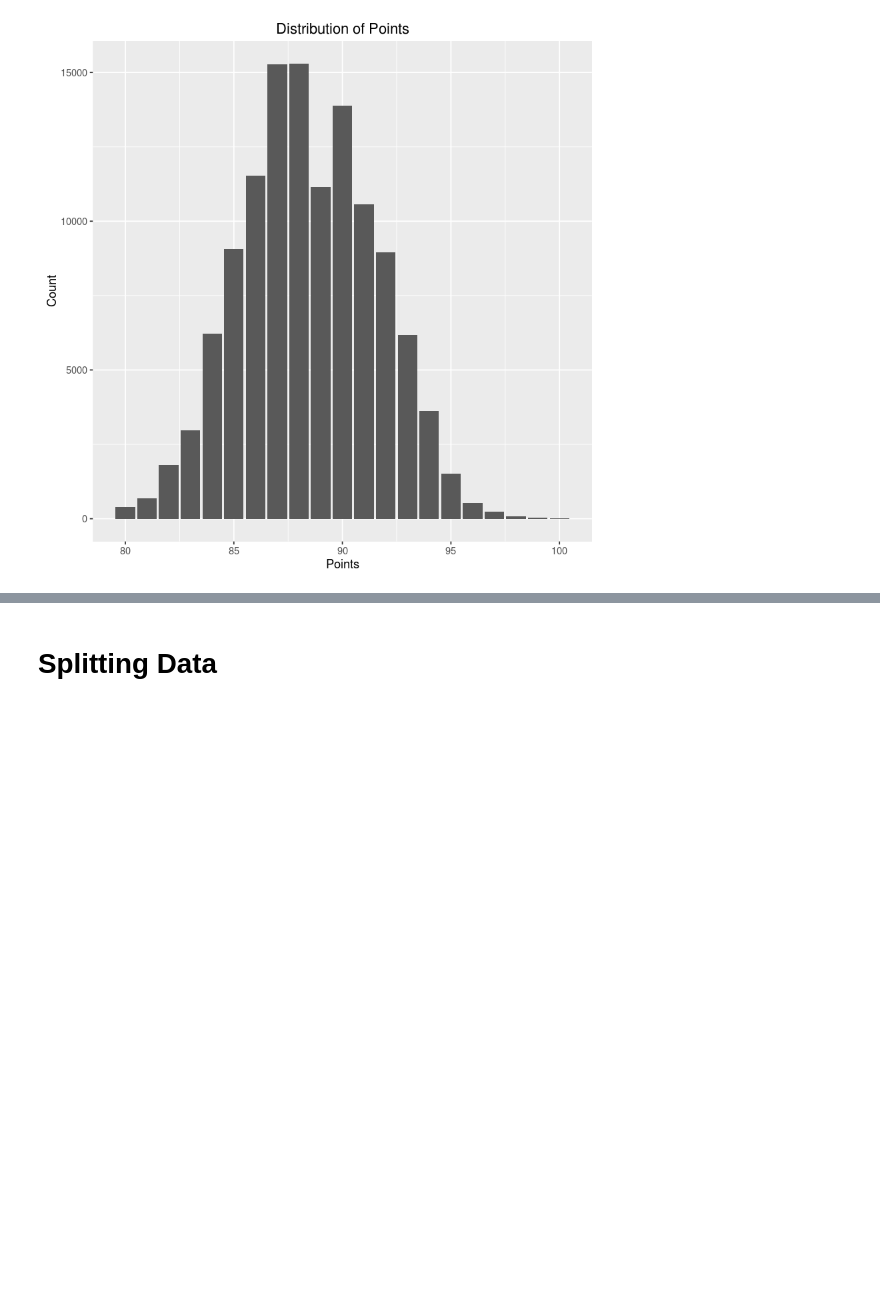
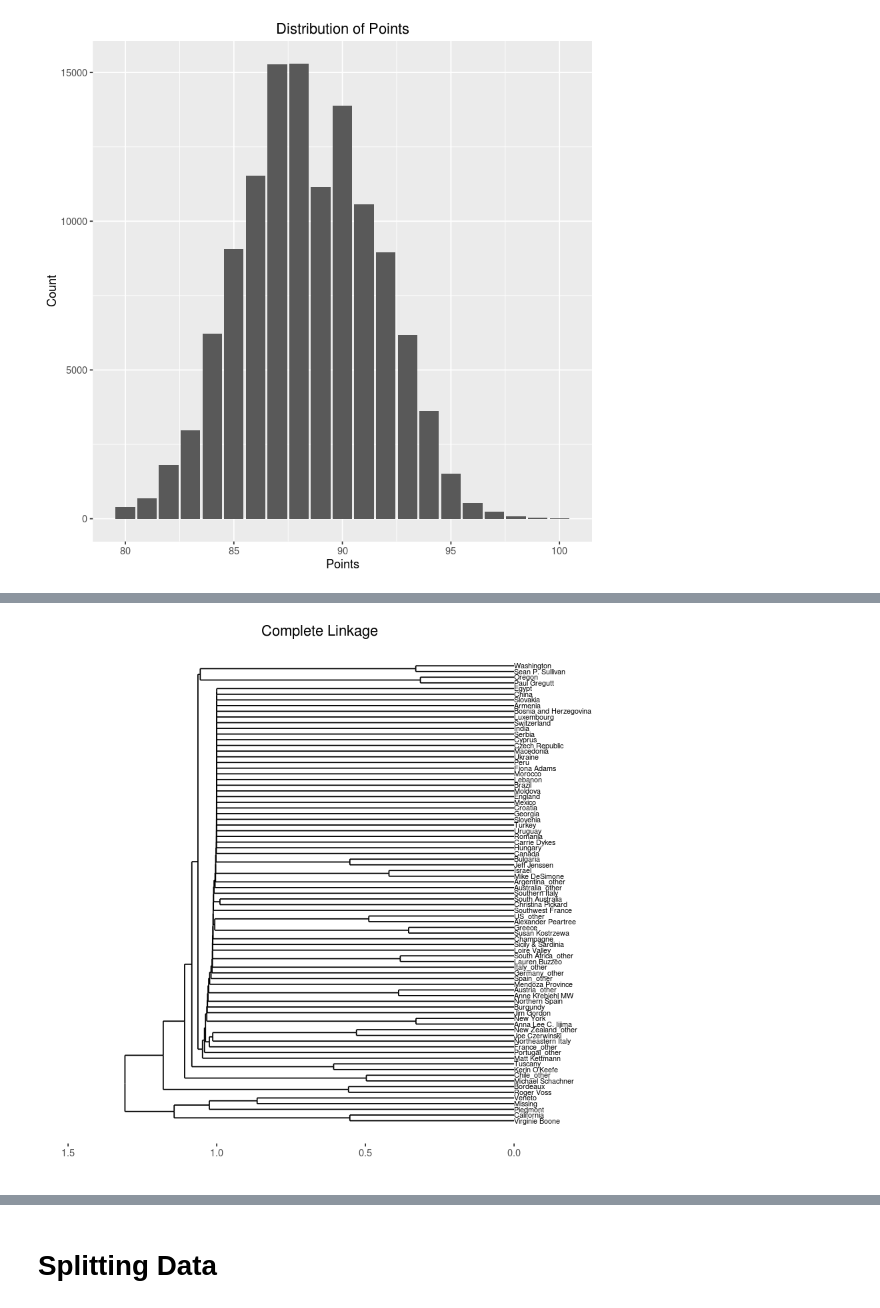
Before and after one commit to yiwenliu0127/707wine, a Jupyter notebook: 707Wine_Benji_Wagner.ipynb, the cells around one changed output, grey strips where cells are left out. Cells and saved outputs as stored; diff of their text form; code cells hidden in the pictures; blank space fills up the shorter version.

```diff
--- a/707Wine_Benji_Wagner.ipynb
+++ b/707Wine_Benji_Wagner.ipynb
@@ -190,0 +246,14 @@ plot(HA, ann = FALSE, main="Dissimilarity = 1 - Correlation")
+# %%
+ggplot() +
+    geom_segment(data=segment(dendr2), aes(x=x, y=y, xend=xend, yend=yend)) +
+    geom_text(data=label(dendr2), aes(x=x, y=y, label=label, hjust=0), size=2.3) +
+    coord_flip() + scale_y_reverse(expand=c(0.2, 0)) +
+    theme(axis.line.y=element_blank(),
+        axis.ticks.y=element_blank(),
+        axis.text.y=element_blank(),
+        axis.title.y=element_blank(),
+        panel.background=element_rect(fill="white"),
+        panel.grid=element_blank()) +
+    ylab("") + ggtitle("Complete Linkage")
+# %% [output]
+[figure, added]
```
Also changed, not shown: parts of 15 cells of this notebook.
